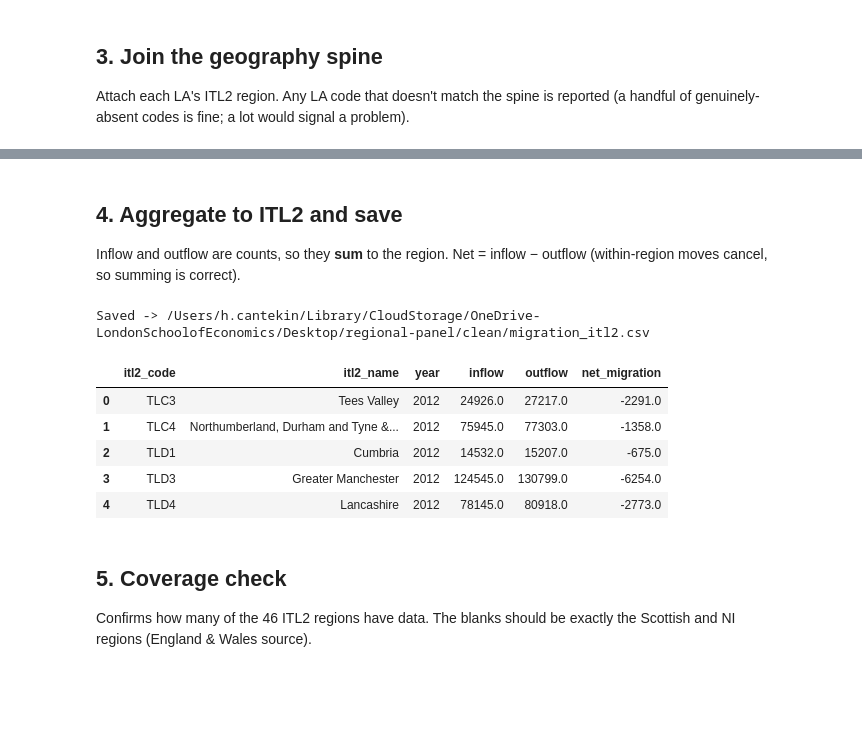
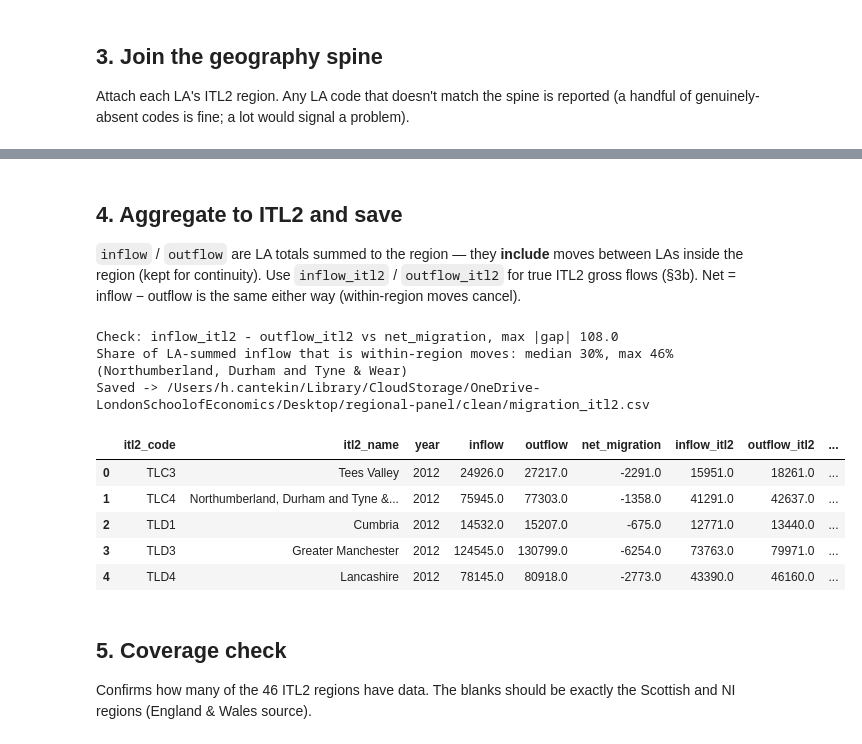
Before and after one commit to hcantekin/Regional-dynamism, a Jupyter notebook: build/migration.ipynb, the cells around one changed output, grey strips where cells are left out. Drawn from its saved outputs; the diff is of its cells as text; code cells hidden in the pictures; blank space fills up the shorter version.

```diff
--- a/build/migration.ipynb
+++ b/build/migration.ipynb
@@ -43,7 +43,7 @@ for book in books:
     xl = pd.ExcelFile(book)
     got = 0
     for sh in xl.sheet_names:
-        m = re.fullmatch(r"IM(\d{4})-T1a", sh)
+        m = re.fullmatch(r"IM(\d{4})-T1a?", sh)          # T1a (back-series) or T1 (single-year files)
         if not m:
             continue
         got += 1
@@ -68,9 +68,10 @@ for book in books:
         sub["year"] = year
         frames.append(sub)
     if got == 0:
-        print(f"  (no IM{{year}}-T1a sheet in {book.name}; its sheets: {xl.sheet_names[:8]}{' ...' if len(xl.sheet_names) > 8 else ''})")
+        print(f"  (no IM{{year}}-T1/T1a sheet in {book.name}; its sheets: {xl.sheet_names[:8]}{' ...' if len(xl.sheet_names) > 8 else ''})")
 
-mig = pd.concat(frames, ignore_index=True).drop_duplicates(["la_code", "year"])
+mig = pd.concat(frames, ignore_index=True)
+assert not mig.duplicated(["la_code", "year"]).any(), "same LA-year in two workbooks"
 years = sorted(mig.year.unique())
 print(f"Extracted {len(mig)} LA-year rows | years {years[0]}-{years[-1]} ({len(years)}) | {mig.la_code.nunique()} LAs")
 mig.head()
@@ -125,24 +200,32 @@ All LA codes matched the spine.
 # %% [markdown]
 ## 4. Aggregate to ITL2 and save
 
-Inflow and outflow are counts, so they **sum** to the region. Net = inflow − outflow (within-region moves cancel, so summing is correct).
+`inflow` / `outflow` are LA totals summed to the region — they **include** moves between LAs inside the region (kept for continuity). Use `inflow_itl2` / `outflow_itl2` for true ITL2 gross flows (§3b). Net = inflow − outflow is the same either way (within-region moves cancel).
 # %%
 agg = merged.groupby(["itl2_code", "itl2_name", "year"], as_index=False)[["inflow", "outflow"]].sum()
 agg["net_migration"] = agg["inflow"] - agg["outflow"]
+agg = agg.merge(itl2_flows, on=["itl2_code", "year"], how="left")
+gap = (agg.inflow_itl2 - agg.outflow_itl2 - agg.net_migration).abs().max()
+print(f"Check: inflow_itl2 - outflow_itl2 vs net_migration, max |gap| {gap:.1f}")
+share = 100 * agg.moves_within_itl2 / agg.inflow
+print(f"Share of LA-summed inflow that is within-region moves: median {share.median():.0f}%, "
+      f"max {share.max():.0f}% ({agg.loc[share.idxmax(), 'itl2_name']})")
 agg = agg.sort_values(["year", "itl2_code"]).reset_index(drop=True)
 
 OUT.parent.mkdir(parents=True, exist_ok=True)
 agg.to_csv(OUT, index=False)
 print(f"Saved -> {OUT}")
 agg.head()
 # %% [output]
+Check: inflow_itl2 - outflow_itl2 vs net_migration, max |gap| 108.0
+Share of LA-summed inflow that is within-region moves: median 30%, max 46% (Northumberland, Durham and Tyne & Wear)
 Saved -> /Users/h.cantekin/Library/CloudStorage/OneDrive-LondonSchoolofEconomics/Desktop/regional-panel/clean/migration_itl2.csv
-|  | itl2_code | itl2_name | year | inflow | outflow | net_migration |
-| 0 | TLC3 | Tees Valley | 2012 | 24926.0 | 27217.0 | -2291.0 |
-| 1 | TLC4 | Northumberland, Durham and Tyne &... | 2012 | 75945.0 | 77303.0 | -1358.0 |
-| 2 | TLD1 | Cumbria | 2012 | 14532.0 | 15207.0 | -675.0 |
-| 3 | TLD3 | Greater Manchester | 2012 | 124545.0 | 130799.0 | -6254.0 |
-| 4 | TLD4 | Lancashire | 2012 | 78145.0 | 80918.0 | -2773.0 |
+|  | itl2_code | itl2_name | year | inflow | outflow | net_migration | inflow_itl2 | outflow_itl2 | ... |
+| 0 | TLC3 | Tees Valley | 2012 | 24926.0 | 27217.0 | -2291.0 | 15951.0 | 18261.0 | ... |
+| 1 | TLC4 | Northumberland, Durham and Tyne &... | 2012 | 75945.0 | 77303.0 | -1358.0 | 41291.0 | 42637.0 | ... |
+| 2 | TLD1 | Cumbria | 2012 | 14532.0 | 15207.0 | -675.0 | 12771.0 | 13440.0 | ... |
+| 3 | TLD3 | Greater Manchester | 2012 | 124545.0 | 130799.0 | -6254.0 | 73763.0 | 79971.0 | ... |
+| 4 | TLD4 | Lancashire | 2012 | 78145.0 | 80918.0 | -2773.0 | 43390.0 | 46160.0 | ... |
 # %% [markdown]
 ## 5. Coverage check
 
```
Also changed, not shown: parts of 9 cells of this notebook, 36 other files.
